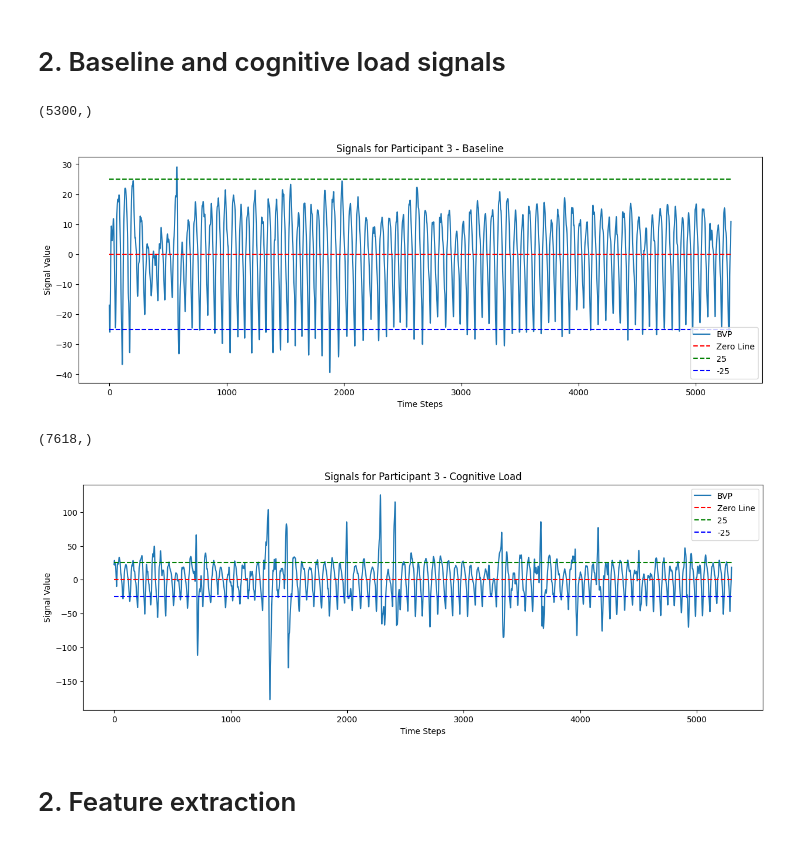
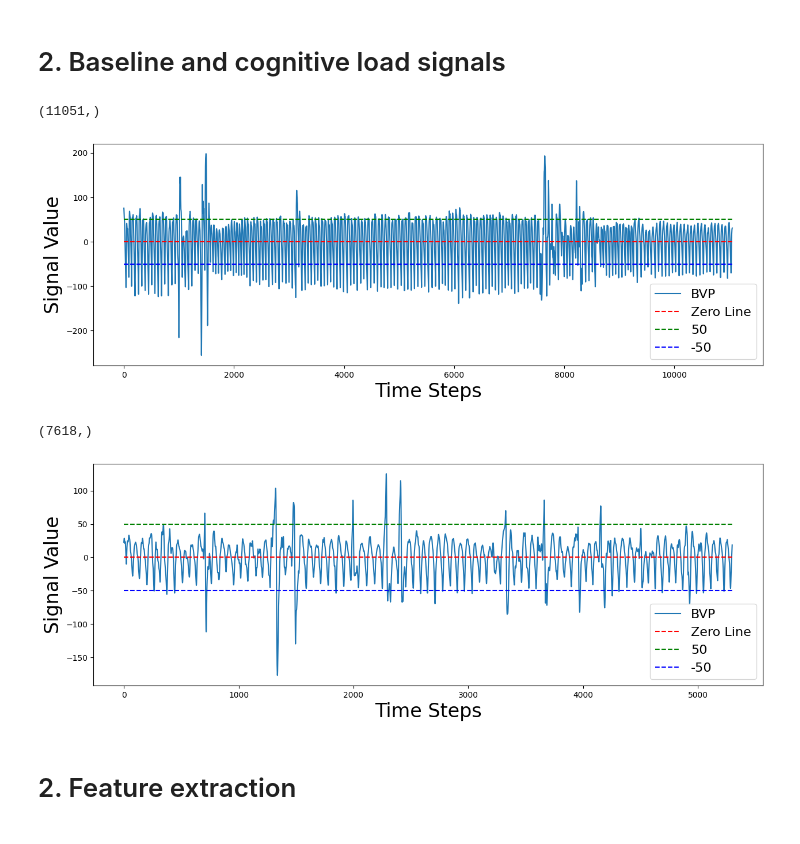
Before and after one commit to subhajitbn/Wearable-XAI, a Jupyter notebook: notebooks/01_exploration.ipynb, the cells around one changed output. Drawn from its saved outputs; the diff is of its cells as text; code cells hidden in the pictures.

```diff
--- a/notebooks/01_exploration.ipynb
+++ b/notebooks/01_exploration.ipynb
@@ -17,27 +17,29 @@ import pandas as pd
 # %% [markdown]
 # 2. Baseline and cognitive load signals
 # %%
-participant_id = 3
+participant_id = 4
 # %%
 signals_b = load_device_signals(participant_id = participant_id, condition = 'baseline')
 s_t = signals_b["bvp"]
 # %%
 print(s_t.shape)
 # %% [output]
-(5300,)
+(11051,)
 # %%
 plt.figure(figsize=(15, 5))
 plt.plot(s_t, label='BVP')
 plt.hlines(0, xmin=0, xmax=s_t.shape[0], colors='r', linestyles='--', label='Zero Line')
-plt.hlines(25, xmin=0, xmax=s_t.shape[0], colors='g', linestyles='--', label='25')
-plt.hlines(-25, xmin=0, xmax=s_t.shape[0], colors='b', linestyles='--', label='-25')
+plt.hlines(50, xmin=0, xmax=s_t.shape[0], colors='g', linestyles='--', label='50')
+plt.hlines(-50, xmin=0, xmax=s_t.shape[0], colors='b', linestyles='--', label='-50')
 plt.legend()
-plt.title('Signals for Participant 3 - Baseline')
-plt.xlabel('Time Steps')
-plt.ylabel('Signal Value')
+# plt.title('Signals for Participant 3 - Baseline')
+plt.legend(fontsize = 16)
+plt.xlabel('Time Steps', fontsize=24)
+plt.ylabel('Signal Value', fontsize=24)
+plt.savefig("signals_4_baseline.pdf", dpi=300, bbox_inches='tight')
 plt.show()
 # %% [output]
-[figure, old version]
+[figure, new version]
 # %%
 signals_b_c = load_device_signals(participant_id = participant_id, condition = 'cognitive_load')
 s_t_c = signals_b_c["bvp"]
@@ -52,15 +54,16 @@ s_t_c_uniform = s_t_c[:uniform_length]
 plt.figure(figsize=(15, 5))
 plt.plot(s_t_c_uniform, label='BVP')
 plt.hlines(0, xmin=0, xmax=s_t_c_uniform.shape[0], colors='r', linestyles='--', label='Zero Line')
-plt.hlines(25, xmin=0, xmax=s_t_c_uniform.shape[0], colors='g', linestyles='--', label='25')
-plt.hlines(-25, xmin=0, xmax=s_t_c_uniform.shape[0], colors='b', linestyles='--', label='-25')
-plt.legend()
-plt.title('Signals for Participant 3 - Cognitive Load')
-plt.xlabel('Time Steps')
-plt.ylabel('Signal Value')
+plt.hlines(50, xmin=0, xmax=s_t_c_uniform.shape[0], colors='g', linestyles='--', label='50')
+plt.hlines(-50, xmin=0, xmax=s_t_c_uniform.shape[0], colors='b', linestyles='--', label='-50')
+plt.legend(fontsize=16)
+# plt.title('Signals for Participant 3 - Cognitive Load')
+plt.xlabel('Time Steps', fontsize=24)
+plt.ylabel('Signal Value', fontsize=24)
+plt.savefig("signals_3_cogload.pdf", dpi=300, bbox_inches='tight')
 plt.show()
 # %% [output]
-[figure, old version]
+[figure, new version]
 # %% [markdown]
 # 2. Feature extraction
 # %% [markdown]
```
Also changed, not shown: 24 other files.
